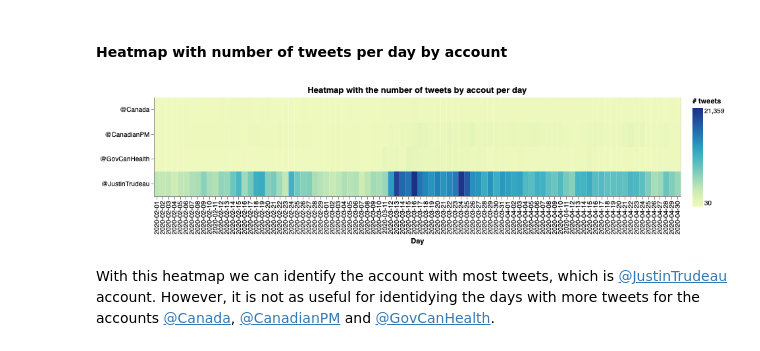
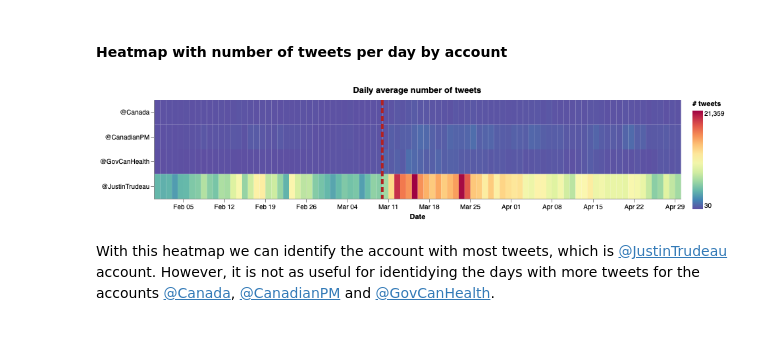
Before and after one commit to vcuspinera/Canada_response_covid, a Jupyter notebook: src/eda.ipynb, the cells around one changed output. Cells and saved outputs as stored; diff of their text form; code cells hidden in the pictures.

Commit message:
Remake heatmaps in

```diff
--- a/src/eda.ipynb
+++ b/src/eda.ipynb
@@ -453,16 +452,32 @@ df_aux3.head()
 # %% [markdown]
 #### Heatmap with number of tweets per day by account
 # %%
+# heatmap color
+my_scheme=alt.Scale(
+            scheme="spectral",
+            reverse=True
+        )
+# for more scheme colors go to https://vega.github.io/vega/docs/schemes/#reference
+
 # heatmap with the number of tweets by account, per day
 base = alt.Chart(df_aux3).mark_rect().encode(
-    x=alt.X('day', title="Day"),
-    y=alt.Y('account:O', title=""),
-    color=alt.Color('tweet:Q', title="# tweets")
+    x=alt.X('monthdate(day):T', title="Date"),
+    y=alt.Y('account', title=""),
+    color=alt.Color('tweet:Q', title="# tweets", scale=my_scheme)
 ).properties(height=150, width=800)
 
-base.properties(title='Heatmap with the number of tweets by accout per day')
+# Line in the annoucement day: March 11th, 2020
+rule = alt.Chart(pd.DataFrame({
+    'day': ['2020-03-11'],
+    'color': ['firebrick']
+})).mark_rule(size=4, strokeDash=[8,4]).encode(
+  x=alt.X('monthdate(day)'),
+  color=alt.Color('color:N', title = "", scale=None)
+)
+
+(base + rule).properties(title='Daily average number of tweets')
 # %% [output]
-[figure, old version]
+[figure, new version]
 # %% [markdown]
 With this heatmap we can identify the account with most tweets, which is [@JustinTrudeau](https://twitter.com/JustinTrudeau) account. However, it is not as useful for identidying the days with more tweets for the accounts [@Canada](https://twitter.com/Canada), [@CanadianPM](https://twitter.com/CanadianPM) and [@GovCanHealth](https://twitter.com/GovCanHealth).
 # %% [markdown]
```
Also changed, not shown: parts of 11 cells of this notebook, 3 other files.
